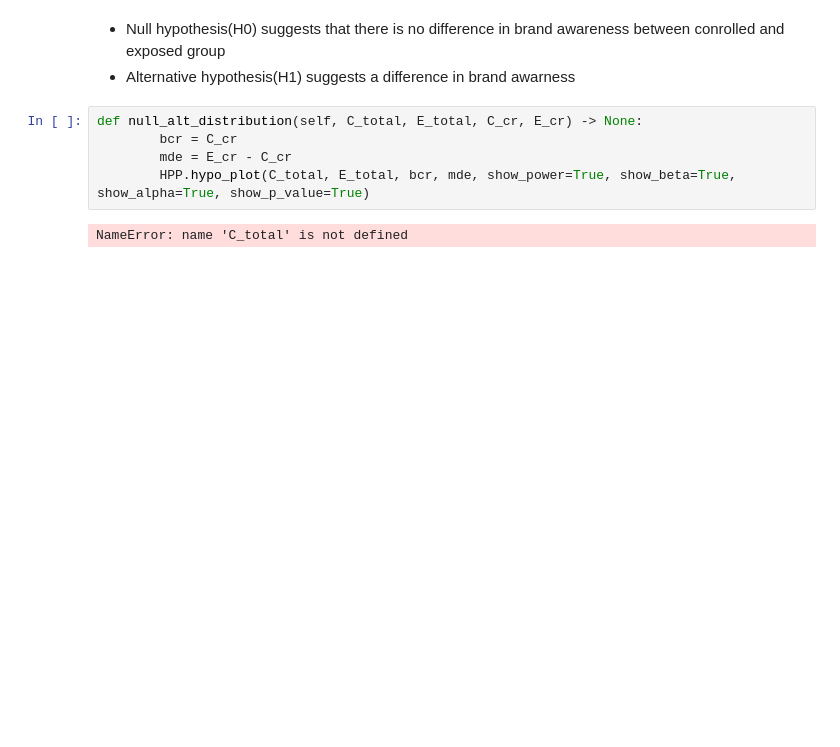
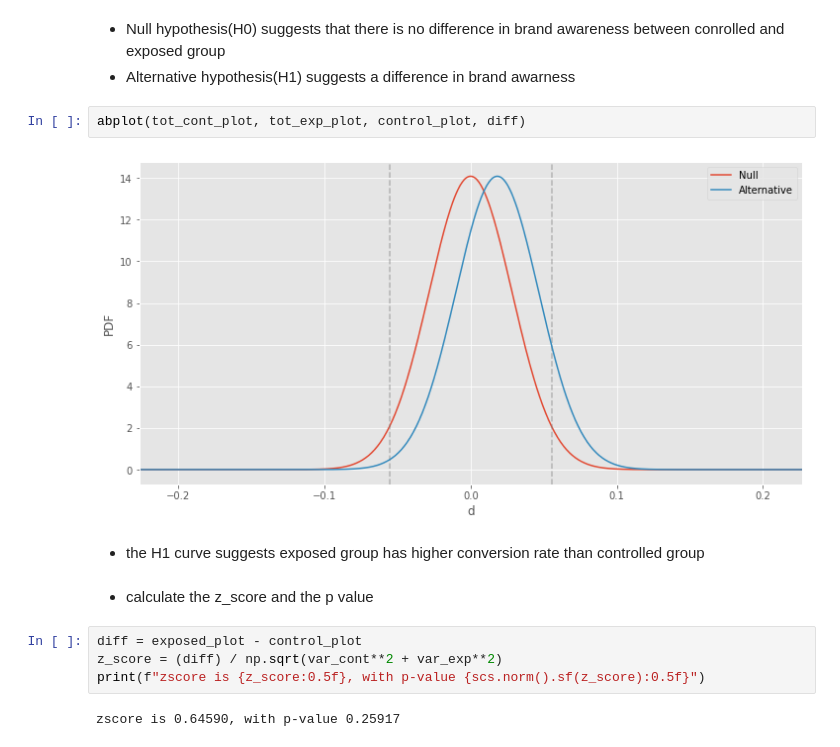
Before and after one commit to sel6/abtest-mlops, a Jupyter notebook: notebooks/data_preparation_and_exploration.ipynb, the cells around one changed output. Drawn from its saved outputs; the diff is of its cells as text; blank space fills up the shorter version.

```diff
--- a/notebooks/data_preparation_and_exploration.ipynb
+++ b/notebooks/data_preparation_and_exploration.ipynb
@@ -269,10 +270,17 @@ var_cont, var_exp
 # %% [markdown]
 * Null hypothesis(H0) suggests that there is no difference in brand awareness between conrolled and exposed group
 * Alternative hypothesis(H1) suggests a difference in brand awarness
-# %%
-def null_alt_distribution(self, C_total, E_total, C_cr, E_cr) -> None:
-        bcr = C_cr
-        mde = E_cr - C_cr
-        HPP.hypo_plot(C_total, E_total, bcr, mde, show_power=True, show_beta=True, show_alpha=True, show_p_value=True)
-# %% [output]
-NameError: name 'C_total' is not defined
+# %%
+abplot(tot_cont_plot, tot_exp_plot, control_plot, diff)
+# %% [output]
+[figure, added]
+# %% [markdown]
+* the H1 curve suggests exposed group has higher conversion rate than controlled group
+# %% [markdown]
+* calculate the z_score and the p value
+# %%
+diff = exposed_plot - control_plot
+z_score = (diff) / np.sqrt(var_cont**2 + var_exp**2)
+print(f"zscore is {z_score:0.5f}, with p-value {scs.norm().sf(z_score):0.5f}")
+# %% [output]
+zscore is 0.64590, with p-value 0.25917
```
Also changed, not shown: parts of 21 cells of this notebook.
